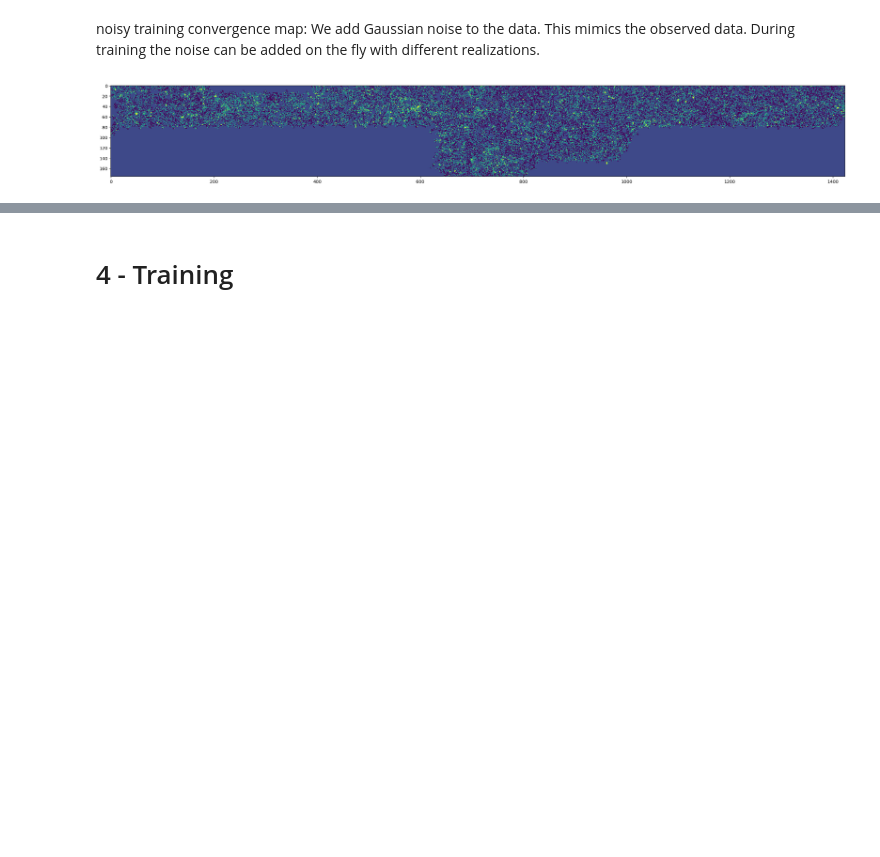
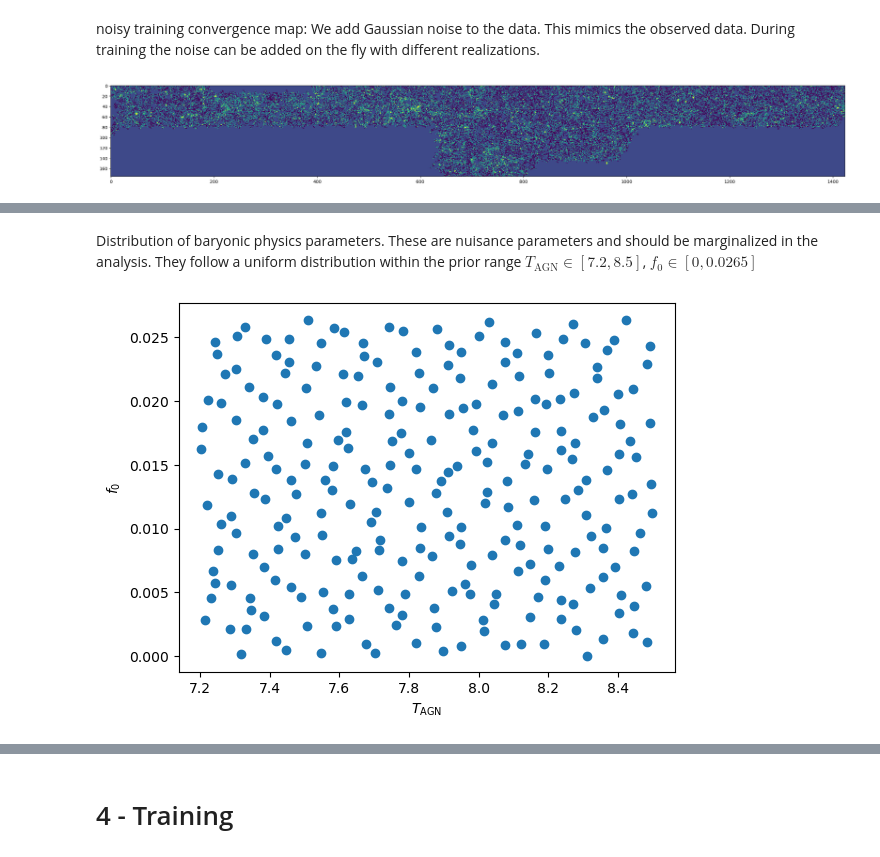
Before and after one commit to Klinjin/WL_ML, a Jupyter notebook: Phase_1_Startingkit_WL_CNN_MCMC.ipynb, the cells around one changed output, grey strips where cells are left out. Cells and saved outputs as stored; diff of their text form; code cells hidden in the pictures; blank space fills up the shorter version.

```diff
--- a/Phase_1_Startingkit_WL_CNN_MCMC.ipynb
+++ b/Phase_1_Startingkit_WL_CNN_MCMC.ipynb
@@ -434,0 +441,6 @@ Visualization.plot_noisy_training_convergence_map(kappa=data_obj.kappa,
+# %% [markdown]
+Distribution of baryonic physics parameters. These are nuisance parameters and should be marginalized in the analysis. They follow a uniform distribution within the prior range $T_{\mathrm{AGN}} \in [7.2, 8.5]$, $f_0 \in [0, 0.0265]$
+# %%
+Visualization.plot_baryonic_physics_parameters(label=data_obj.viz_label)
+# %% [output]
+[figure, added]
```
Also changed, not shown: parts of 19 cells of this notebook, 6 other files.
